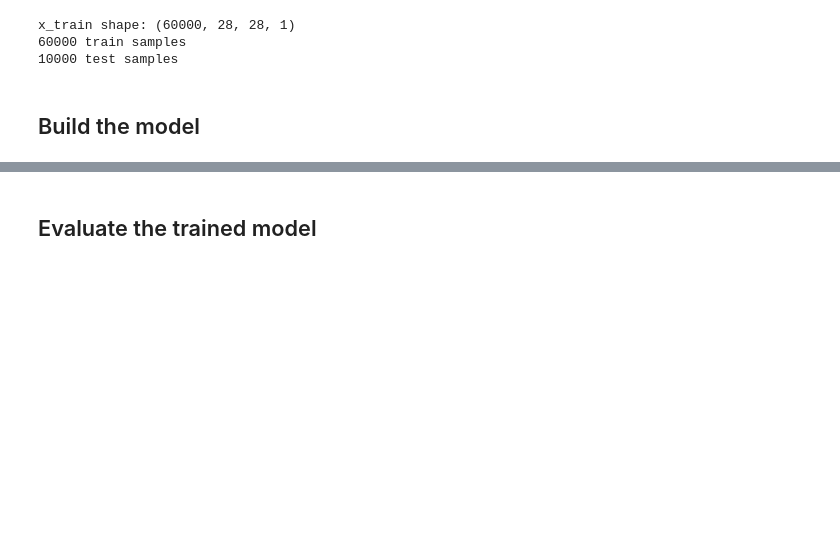
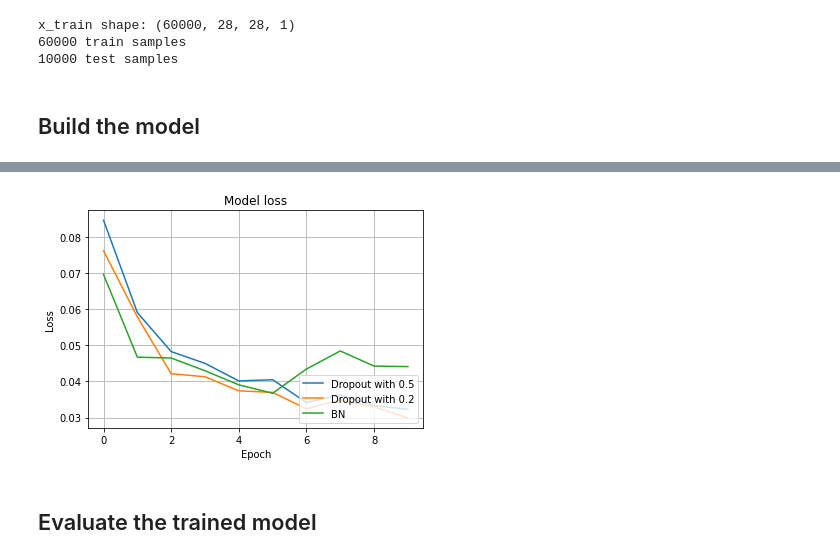
Before and after one commit to newgirlcarol/TFB103, a Jupyter notebook: examples/vision/ipynb/mnist_convnet.ipynb, the cells around one changed output, grey strips where cells are left out. Saved outputs shown, nothing was run; the diff lists cells and outputs as text; code cells hidden in the pictures; blank space fills up the shorter version.

```diff
--- a/examples/vision/ipynb/mnist_convnet.ipynb
+++ b/examples/vision/ipynb/mnist_convnet.ipynb
@@ -106,3 +181,18 @@ model_dropout5.fit(x_train, y_train, batch_size=batch_size, epochs=epochs, valid
+# %%
+# 繪出每迭代的損失
+
+plt.plot(drop5.history['val_loss'])
+plt.plot(drop2.history['val_loss'])
+plt.plot(bn.history['val_loss'])
+
+plt.title('Model loss')
+plt.ylabel('Loss')
+plt.xlabel('Epoch')
+plt.legend(['Dropout with 0.5', 'Dropout with 0.2', 'BN'], loc='lower right')
+plt.grid(True)
+plt.show()
+# %% [output]
+[figure, added]
 # %% [markdown]
 ## Evaluate the trained model
 # %%
```
Also changed, not shown: parts of 7 cells of this notebook.
